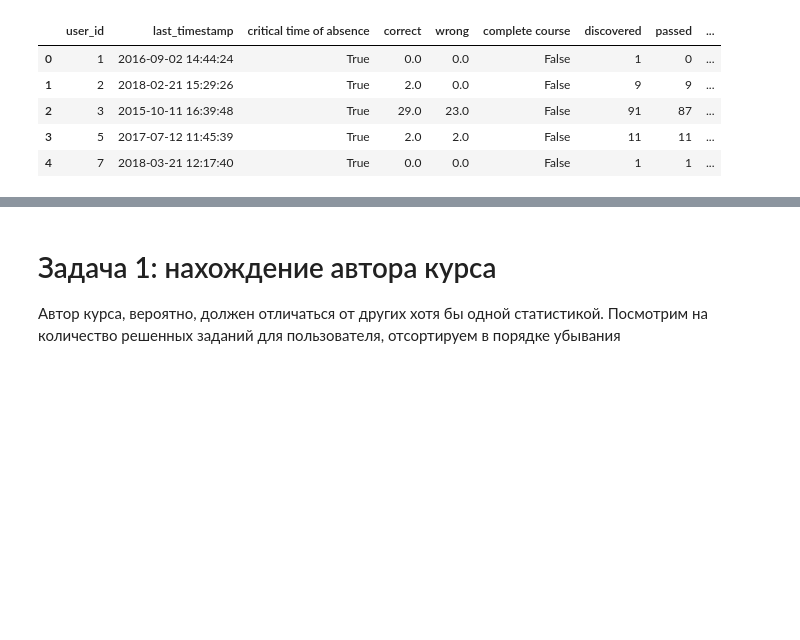
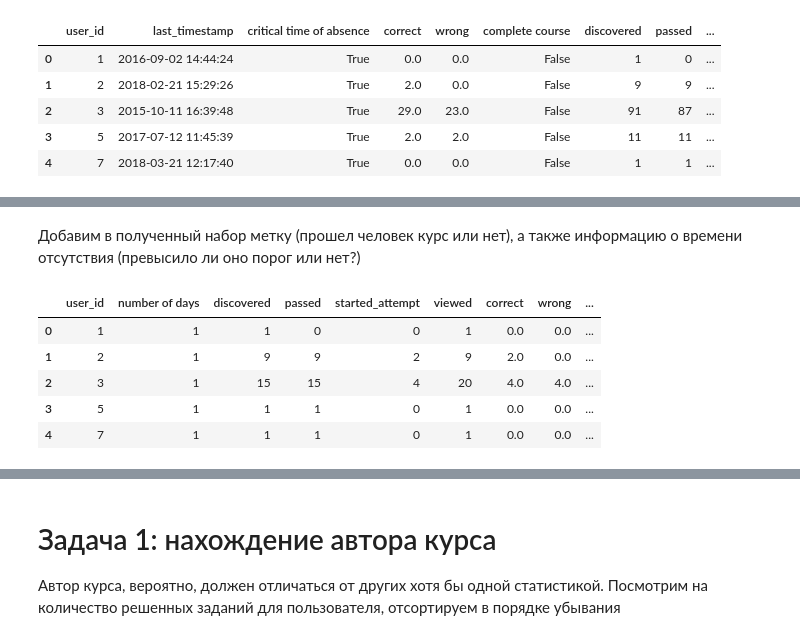
Before and after one commit to AnatolyAdamovich/learning, a Jupyter notebook: courses/Introduction in DS [A. Karpov]/ML contest/project.ipynb, the cells around one changed output, grey strips where cells are left out. Saved outputs shown, nothing was run; the diff lists cells and outputs as text; code cells hidden in the pictures; blank space fills up the shorter version.

Commit message:
intro in DS/ML contest/ finish project and the whole course

```diff
--- a/courses/Introduction in DS [A. Karpov]/ML contest/project.ipynb
+++ b/courses/Introduction in DS [A. Karpov]/ML contest/project.ipynb
@@ -434,0 +567,4 @@ df.head()
+# %%
+X = events_data_3days_only.groupby('user_id', as_index=False)['date'] \
+                          .nunique().rename(columns={'date':'number of days'})
+X.head()
@@ -434,0 +578,5 @@ df.head()
+# %%
+# сводная статистика по действиям на курсе
+pv1_3days = events_data_3days_only.pivot_table(index='user_id', columns=['action'], values='step_id',
+                             aggfunc='count', fill_value=0).reset_index()
+pv1_3days.head()
@@ -434,0 +590,5 @@ df.head()
+# %%
+# сводная статистика по количеству правильных/неудачных решений
+pv2_3days = submission_data_3days_only.pivot_table(index='user_id', columns=['submission_status'], values='step_id',
+                                 aggfunc='count', fill_value=0).reset_index()
+pv2_3days.head()
@@ -434,0 +602,6 @@ df.head()
+# %%
+X = X.merge(pv1_3days, on='user_id', how='outer')
+X = X.merge(pv2_3days, on='user_id', how='outer')
+X['wrong'].fillna(0, inplace=True)
+X['correct'].fillna(0, inplace=True)
+X.head()
@@ -434,0 +627,13 @@ df.head()
+# %% [markdown]
+Добавим в полученный набор метку (прошел человек курс или нет), а также информацию о времени отсутствия (превысило ли оно порог или нет?)
+# %%
+X = X.merge(df[['user_id', 'critical time of absence', 'complete course']],
+            on='user_id', how='left')
+X.head()
+# %% [output]
+|  | user_id | number of days | discovered | passed | started_attempt | viewed | correct | wrong | ... |
+| 0 | 1 | 1 | 1 | 0 | 0 | 1 | 0.0 | 0.0 | ... |
+| 1 | 2 | 1 | 9 | 9 | 2 | 9 | 2.0 | 0.0 | ... |
+| 2 | 3 | 1 | 15 | 15 | 4 | 20 | 4.0 | 4.0 | ... |
+| 3 | 5 | 1 | 1 | 1 | 0 | 1 | 0.0 | 0.0 | ... |
+| 4 | 7 | 1 | 1 | 1 | 0 | 1 | 0.0 | 0.0 | ... |
```
Also changed, not shown: parts of 45 cells of this notebook.
